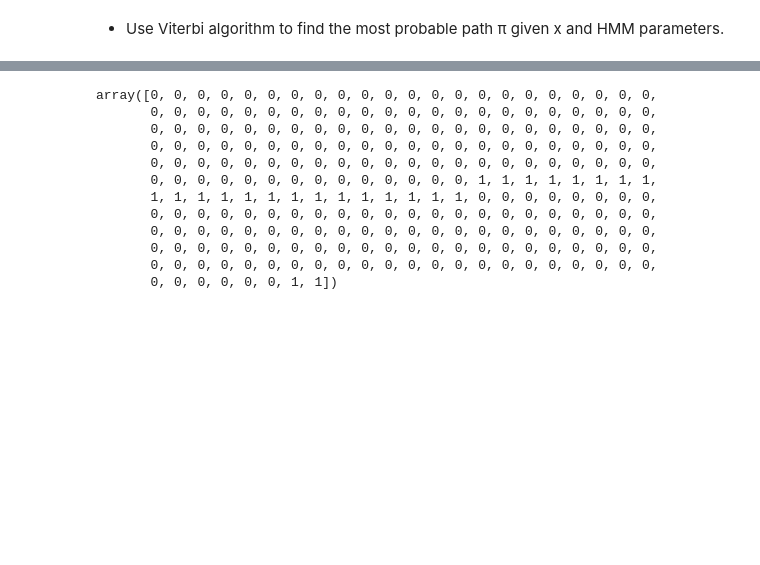
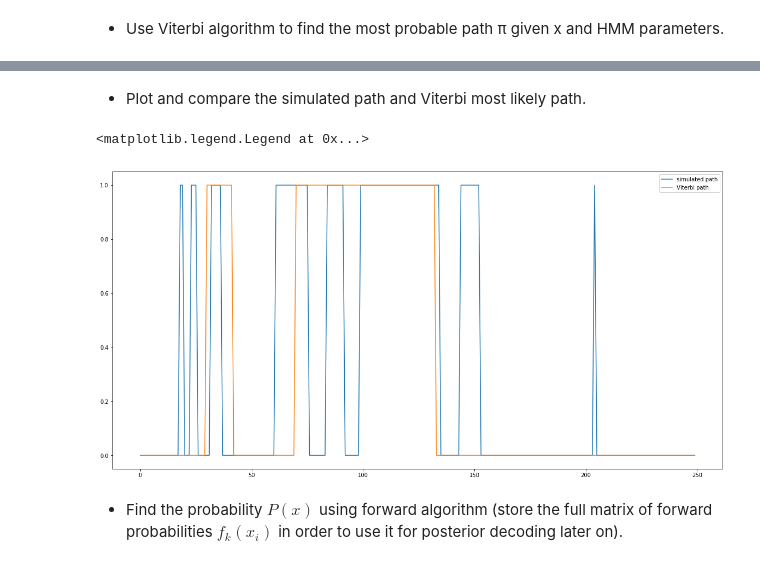
Before and after one commit to bu147/genomics, a Jupyter notebook: MSCS191_ZinnurovBD.ipynb, the cells around one changed output, grey strips where cells are left out. Cells and saved outputs as stored; diff of their text form; code cells hidden in the pictures; blank space fills up the shorter version.

```diff
--- a/MSCS191_ZinnurovBD.ipynb
+++ b/MSCS191_ZinnurovBD.ipynb
@@ -75,46 +75,51 @@ def observed_seq(hidden, emission):
 # %% [markdown]
 <img src='1.png'></img>
 # %%
-#most likely dice choices, knowing dice faces
+#finds most likely dice choices, knowing dice faces
 '''
 x - observed sequence
 a - transition matrix
 e - emission matrix
+
+We will work in log format
 '''
 def viterbi(start_dice, x, a, e):
     L = len(x)
     V = np.zeros((2, L))
     ptr = np.zeros((L, 2))
-    #initialisation
-    '''
-    I changed it comparing to what we had in tutorial - we know beginning distribution
-    '''
-    V[ :, 0] = start_dice * e[ :, x[0]]
+
+    #initialisation (changed, comparing to the tutorial, i.e. we know our distribution)
+    V[ :, 0] = np.log(start_dice) + np.log(e[:, x[0]])
+    #remember: since V is already log, don't write np.log(V[,])
+
     #recursion
     for i in range(1, L):
         for l in range(2):
-            V[l, i] = e[l, x[i]] * np.max(V[ :, i - 1] * a[ :, l])
-            ptr[i, l] = np.argmax(V[ :, i - 1] * a[ :, l])
+            V[l, i] = np.log(e[l, x[i]]) + np.max(V[:, i - 1] + np.log(a[:, l]))
+            ptr[i, l] = np.argmax(V[:, i - 1] + np.log(a[:, l]))
 
     seq = np.zeros(L, dtype=int)
-    #termination
-    seq[-1] = np.argmax(V[ :, -1] * a[ :, -1])
+
+    #termintation
+    seq[-1] = np.argmax(V[:, -1] + np.log(a[:, -1]))
+
     #traceback
     for i in range(L - 1, 0, -1):
         seq[i - 1] = ptr[i, seq[i]]
     return seq
+# %% [markdown]
+- Plot and compare the simulated path and Viterbi most likely path.
 # %%
-viterbi(p0, observed_seq(hidden_seq(p0, T, L), Em), T, Em)
+h = hidden_seq(p0, T, L)
+ob = observed_seq(h, Em)
+vit = viterbi(p0, ob, T, Em)
-# %% [output]
-array([0, 0, 0, 0, 0, 0, 0, 0, 0, 0, 0, 0, 0, 0, 0, 0, 0, 0, 0, 0, 0, 0,
-       0, 0, 0, 0, 0, 0, 0, 0, 0, 0, 0, 0, 0, 0, 0, 0, 0, 0, 0, 0, 0, 0,
-       0, 0, 0, 0, 0, 0, 0, 0, 0, 0, 0, 0, 0, 0, 0, 0, 0, 0, 0, 0, 0, 0,
-       0, 0, 0, 0, 0, 0, 0, 0, 0, 0, 0, 0, 0, 0, 0, 0, 0, 0, 0, 0, 0, 0,
-       0, 0, 0, 0, 0, 0, 0, 0, 0, 0, 0, 0, 0, 0, 0, 0, 0, 0, 0, 0, 0, 0,
-       0, 0, 0, 0, 0, 0, 0, 0, 0, 0, 0, 0, 0, 0, 1, 1, 1, 1, 1, 1, 1, 1,
-       1, 1, 1, 1, 1, 1, 1, 1, 1, 1, 1, 1, 1, 1, 0, 0, 0, 0, 0, 0, 0, 0,
-       0, 0, 0, 0, 0, 0, 0, 0, 0, 0, 0, 0, 0, 0, 0, 0, 0, 0, 0, 0, 0, 0,
-       0, 0, 0, 0, 0, 0, 0, 0, 0, 0, 0, 0, 0, 0, 0, 0, 0, 0, 0, 0, 0, 0,
-       0, 0, 0, 0, 0, 0, 0, 0, 0, 0, 0, 0, 0, 0, 0, 0, 0, 0, 0, 0, 0, 0,
-       0, 0, 0, 0, 0, 0, 0, 0, 0, 0, 0, 0, 0, 0, 0, 0, 0, 0, 0, 0, 0, 0,
-       0, 0, 0, 0, 0, 0, 1, 1])
+# %%
+fig, ax = plt.subplots(figsize=(20, 10))
+ax.plot(range(L), h, label='simulated path')
+ax.plot(range(L), vit, label='Viterbi path')
+ax.legend()
+# %% [output]
+<matplotlib.legend.Legend at 0x...>
+[figure, added]
+# %% [markdown]
+- Find the probability $P(x)$ using forward algorithm (store the full matrix of forward probabilities $f_k(x_i)$ in order to use it for posterior decoding later on).
```
Also changed, not shown: parts of 16 cells of this notebook.
